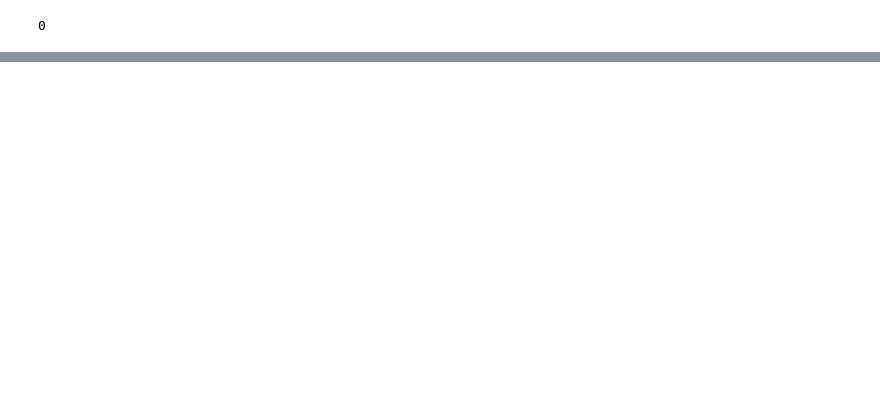
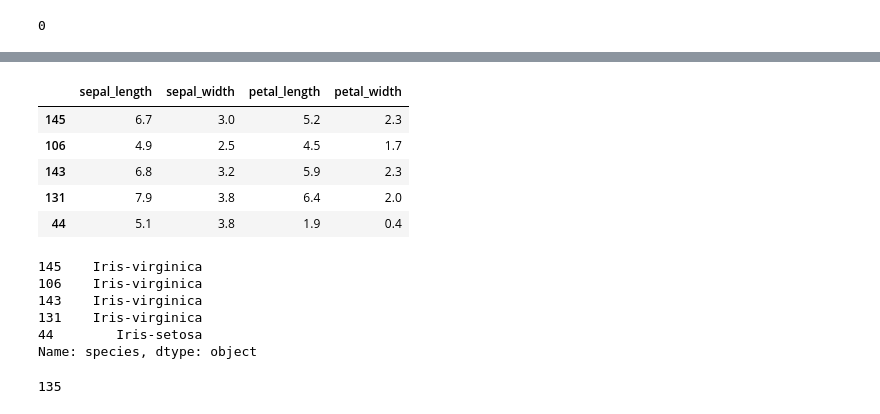
Before and after one commit to Nirvik663/iris-data-set, a Jupyter notebook: iris.ipynb, the cells around one changed output, grey strips where cells are left out. Drawn from its saved outputs; the diff is of its cells as text; code cells hidden in the pictures; blank space fills up the shorter version.

```diff
--- a/iris.ipynb
+++ b/iris.ipynb
@@ -207,0 +229,22 @@ print(np.count_nonzero(df.isnull().values))
+# %%
+x_train.head()
+# %% [output]
+|  | sepal_length | sepal_width | petal_length | petal_width |
+| 145 | 6.7 | 3.0 | 5.2 | 2.3 |
+| 106 | 4.9 | 2.5 | 4.5 | 1.7 |
+| 143 | 6.8 | 3.2 | 5.9 | 2.3 |
+| 131 | 7.9 | 3.8 | 6.4 | 2.0 |
+| 44 | 5.1 | 3.8 | 1.9 | 0.4 |
+# %%
+y_train.head()
+# %% [output]
+145    Iris-virginica
+106    Iris-virginica
+143    Iris-virginica
+131    Iris-virginica
+44        Iris-setosa
+Name: species, dtype: object
+# %%
+y_train.count()
+# %% [output]
+135
```
Also changed, not shown: parts of 17 cells of this notebook.
